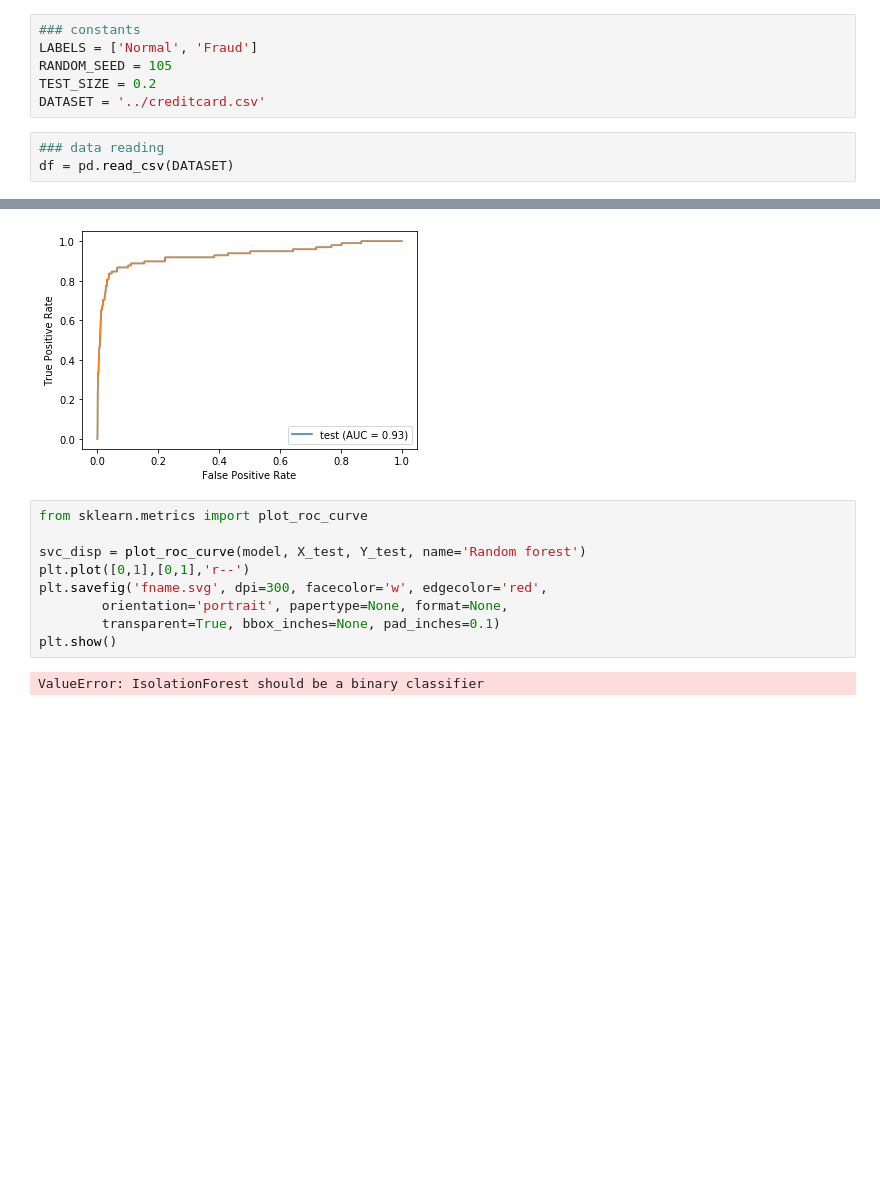
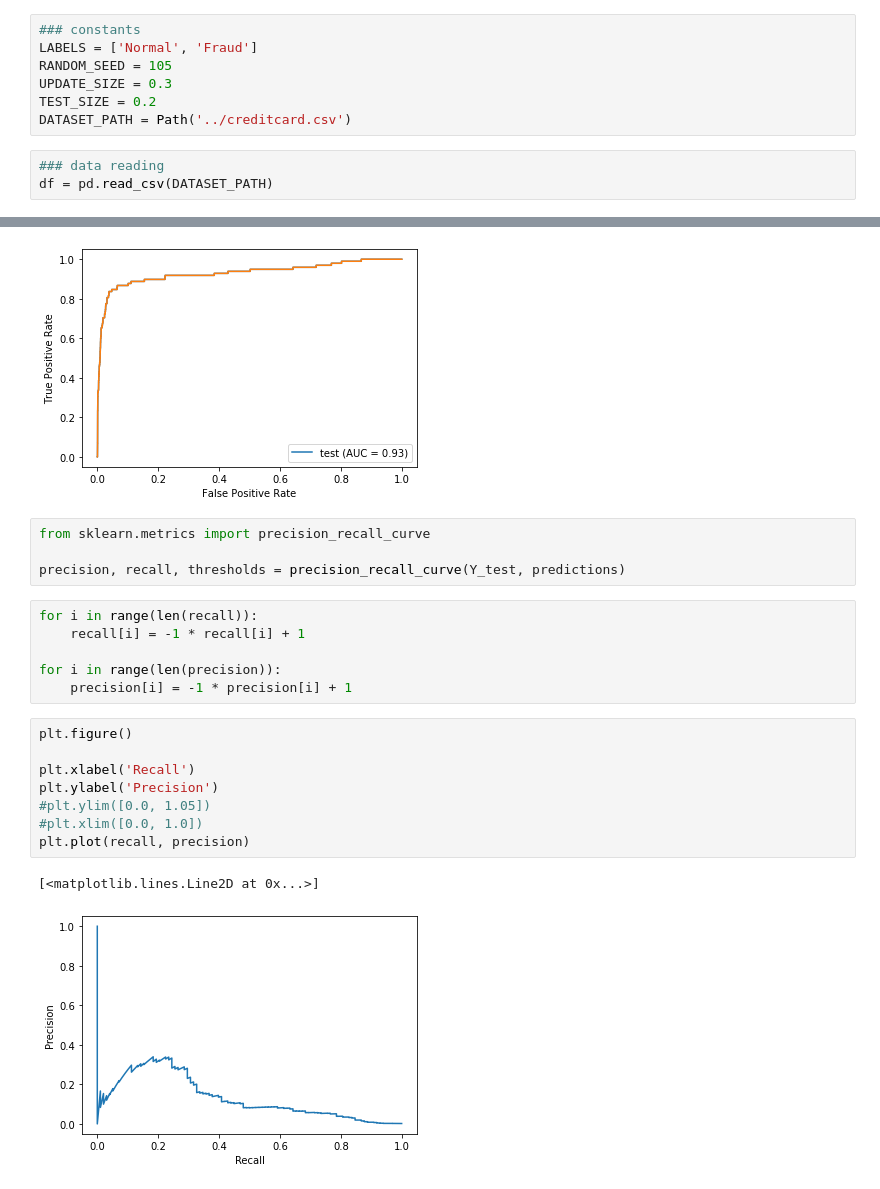
Before and after one commit to izvyk/school-project, a Jupyter notebook: IsolationForest/IsolationForest.ipynb, the cells around one changed output, grey strips where cells are left out. Drawn from its saved outputs; the diff is of its cells as text; blank space fills up the shorter version.

```diff
--- a/IsolationForest/IsolationForest.ipynb
+++ b/IsolationForest/IsolationForest.ipynb
@@ -5,11 +6,12 @@ import matplotlib.pyplot as plt
 ### constants
 LABELS = ['Normal', 'Fraud']
 RANDOM_SEED = 105
+UPDATE_SIZE = 0.3
 TEST_SIZE = 0.2
-DATASET = '../creditcard.csv'
+DATASET_PATH = Path('../creditcard.csv')
 # %%
 ### data reading
-df = pd.read_csv(DATASET)
+df = pd.read_csv(DATASET_PATH)
 # %%
 ### data preparing
 from sklearn.preprocessing import StandardScaler
@@ -156,14 +90,24 @@ plt.plot(fpr, tpr, label='AUC = %0.4f'% roc_auc)
 plt.show()
 # %% [output]
 [figure]
-# %%
-from sklearn.metrics import plot_roc_curve
-
-svc_disp = plot_roc_curve(model, X_test, Y_test, name='Random forest')
-plt.plot([0,1],[0,1],'r--')
-plt.savefig('fname.svg', dpi=300, facecolor='w', edgecolor='red',
-        orientation='portrait', papertype=None, format=None,
-        transparent=True, bbox_inches=None, pad_inches=0.1)
-plt.show()
-# %% [output]
-ValueError: IsolationForest should be a binary classifier
+# %%
+from sklearn.metrics import precision_recall_curve
+
+precision, recall, thresholds = precision_recall_curve(Y_test, predictions)
+# %%
+for i in range(len(recall)):
+    recall[i] = -1 * recall[i] + 1
+
+for i in range(len(precision)):
+    precision[i] = -1 * precision[i] + 1
+# %%
+plt.figure()
+
+plt.xlabel('Recall')
+plt.ylabel('Precision')
+#plt.ylim([0.0, 1.05])
+#plt.xlim([0.0, 1.0])
+plt.plot(recall, precision)
+# %% [output]
+[<matplotlib.lines.Line2D at 0x...>]
+[figure, added]
```
Also changed, not shown: parts of 13 cells of this notebook, 2 other files.
